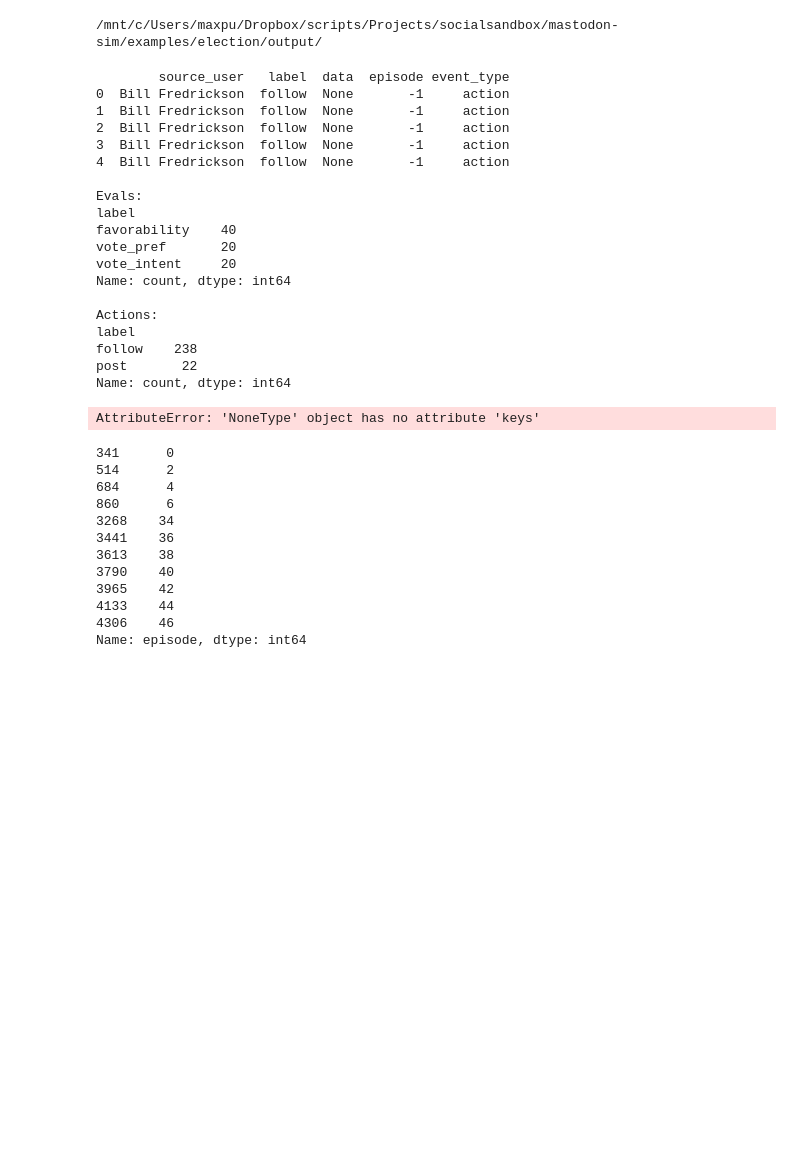
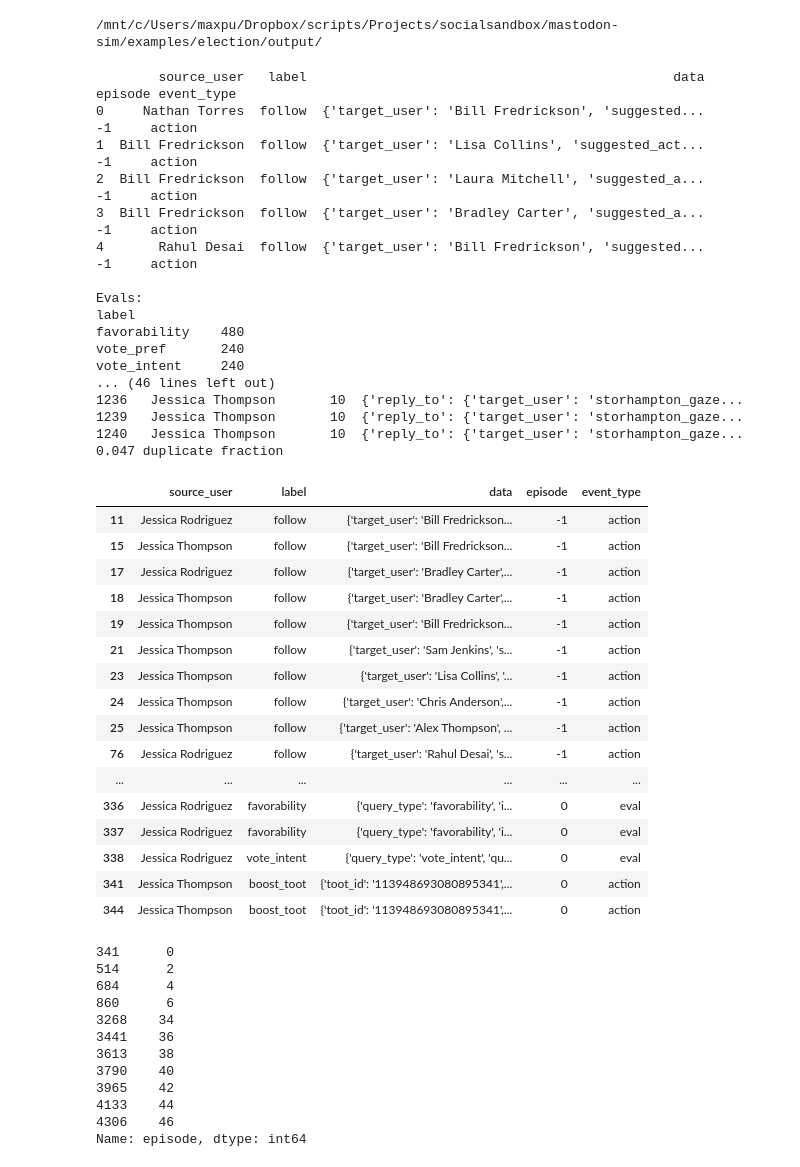
Before and after one commit to social-sandbox/mastodon-sim, a Jupyter notebook: examples/election/notebooks/basic_output_processing.ipynb, the cells around one changed output. Drawn from its saved outputs; the diff is of its cells as text; code cells hidden in the pictures; blank space fills up the shorter version.

Commit message:
🐛 fix(lots): fixed the suggested action storing; improved dashboard; played with call to actions >>> ⏰ 2h

```diff
--- a/examples/election/notebooks/basic_output_processing.ipynb
+++ b/examples/election/notebooks/basic_output_processing.ipynb
@@ -171,30 +171,49 @@ def load_data_dash(eval_df, int_df, edge_df):
 # fileroot=abs_rootpath+'call2action_v4g_N20_T48_None_Big5_independent'
 fileroot=abs_rootpath+'testnewcode_v1_news_no_bias_N20_T1_Reddit_Big5_independent'
 fileroot=abs_rootpath+'testnewcodepost07sugact_v1_news_no_bias_N20_T1_Reddit_Big5_independent'
+fileroot=abs_rootpath+'testnewcodepost07sugact_v1_news_no_bias_N20_T12_Reddit_Big5_independent'
 
 
 df=load_data(fileroot)
 # %% [output]
-        source_user   label  data  episode event_type
-0  Bill Fredrickson  follow  None       -1     action
-1  Bill Fredrickson  follow  None       -1     action
-2  Bill Fredrickson  follow  None       -1     action
-3  Bill Fredrickson  follow  None       -1     action
-4  Bill Fredrickson  follow  None       -1     action
+        source_user   label                                               data  episode event_type
+0     Nathan Torres  follow  {'target_user': 'Bill Fredrickson', 'suggested...       -1     action
+1  Bill Fredrickson  follow  {'target_user': 'Lisa Collins', 'suggested_act...       -1     action
+2  Bill Fredrickson  follow  {'target_user': 'Laura Mitchell', 'suggested_a...       -1     action
+3  Bill Fredrickson  follow  {'target_user': 'Bradley Carter', 'suggested_a...       -1     action
+4       Rahul Desai  follow  {'target_user': 'Bill Fredrickson', 'suggested...       -1     action
 
 Evals:
 label
-favorability    40
-vote_pref       20
-vote_intent     20
-Name: count, dtype: int64
-
-Actions:
-label
-follow    238
-post       22
-Name: count, dtype: int64
+favorability    480
+vote_pref       240
+vote_intent     240
+... (46 lines left out)
+1236   Jessica Thompson       10  {'reply_to': {'target_user': 'storhampton_gaze...
+1239   Jessica Thompson       10  {'reply_to': {'target_user': 'storhampton_gaze...
+1240   Jessica Thompson       10  {'reply_to': {'target_user': 'storhampton_gaze...
+0.047 duplicate fraction
-AttributeError: 'NoneType' object has no attribute 'keys'
+# %%
+df.loc[df.source_user=='Michael Harris',:]
+df.loc[df.source_user.apply(lambda x: x.split(' ')[0])=='Jessica',:]
+# %% [output]
+|  | source_user | label | data | episode | event_type |
+| 11 | Jessica Rodriguez | follow | {'target_user': 'Bill Fredrickson... | -1 | action |
+| 15 | Jessica Thompson | follow | {'target_user': 'Bill Fredrickson... | -1 | action |
+| 17 | Jessica Rodriguez | follow | {'target_user': 'Bradley Carter',... | -1 | action |
+| 18 | Jessica Thompson | follow | {'target_user': 'Bradley Carter',... | -1 | action |
+| 19 | Jessica Thompson | follow | {'target_user': 'Bill Fredrickson... | -1 | action |
+| 21 | Jessica Thompson | follow | {'target_user': 'Sam Jenkins', 's... | -1 | action |
+| 23 | Jessica Thompson | follow | {'target_user': 'Lisa Collins', '... | -1 | action |
+| 24 | Jessica Thompson | follow | {'target_user': 'Chris Anderson',... | -1 | action |
+| 25 | Jessica Thompson | follow | {'target_user': 'Alex Thompson', ... | -1 | action |
+| 76 | Jessica Rodriguez | follow | {'target_user': 'Rahul Desai', 's... | -1 | action |
+| ... | ... | ... | ... | ... | ... |
+| 336 | Jessica Rodriguez | favorability | {'query_type': 'favorability', 'i... | 0 | eval |
+| 337 | Jessica Rodriguez | favorability | {'query_type': 'favorability', 'i... | 0 | eval |
+| 338 | Jessica Rodriguez | vote_intent | {'query_type': 'vote_intent', 'qu... | 0 | eval |
+| 341 | Jessica Thompson | boost_toot | {'toot_id': '113948693080895341',... | 0 | action |
+| 344 | Jessica Thompson | boost_toot | {'toot_id': '113948693080895341',... | 0 | action |
 # %%
 # df.loc[(df.label=='post') & (df.episode>-1)]['data'].apply(lambda x:x['post_text'])
 df.loc[(df.label=='post') & (df.episode>-1)]['episode']
```
Also changed, not shown: parts of 1 cell of this notebook, 8 other files.
